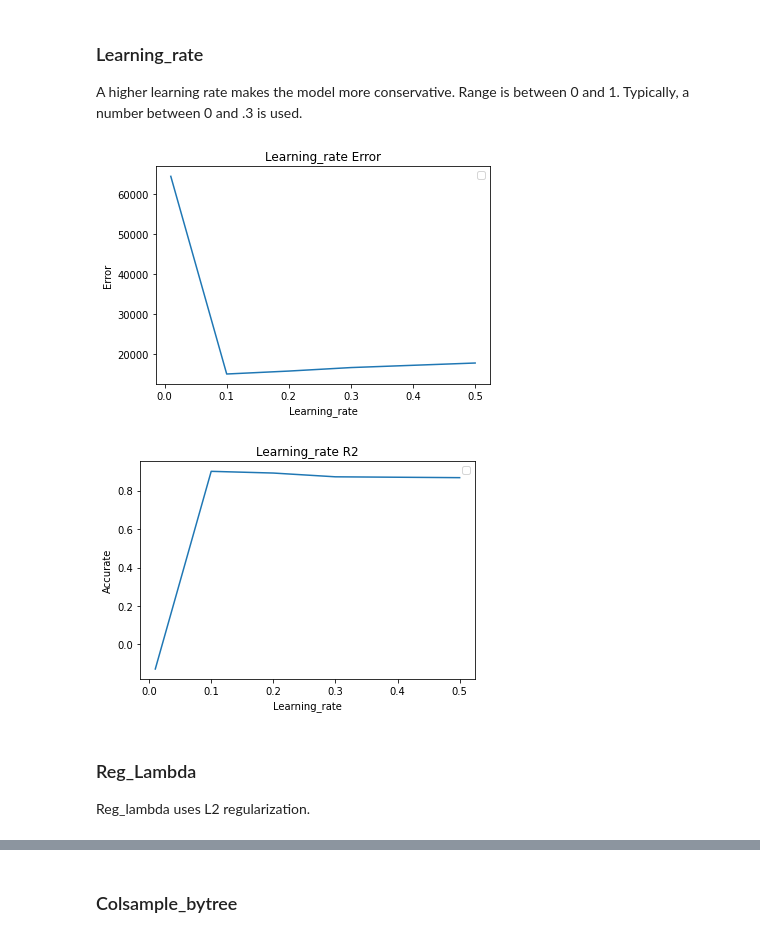
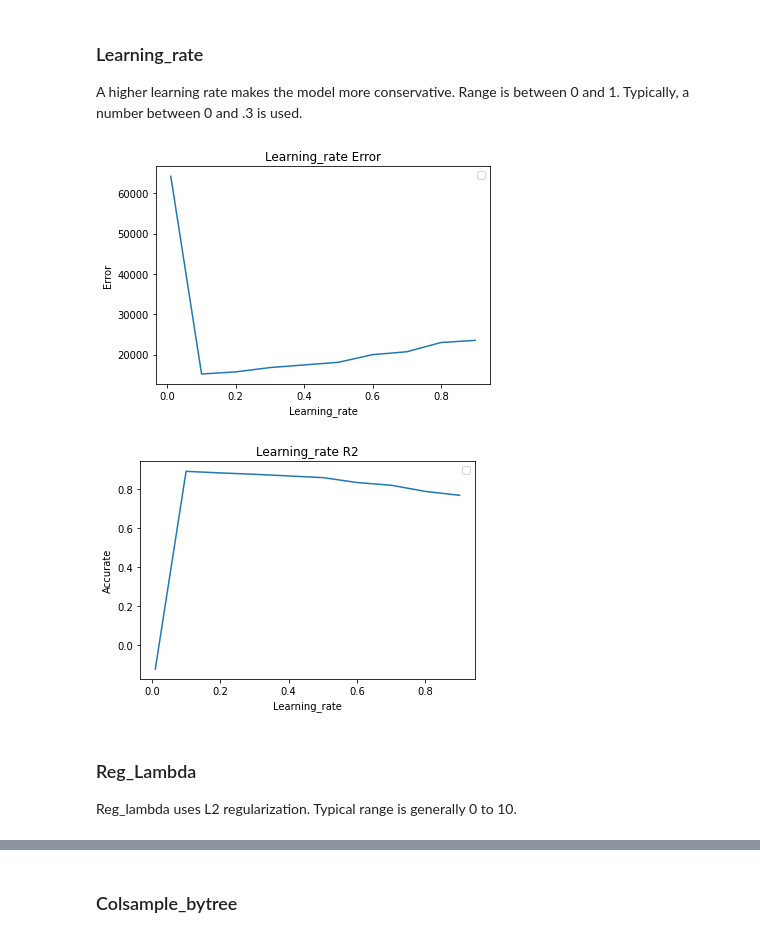
Before and after one commit to ScottySchmidt/MachineLearning, a Jupyter notebook: xgBoost.ipynb, the cells around one changed output, grey strips where cells are left out. Cells and saved outputs as stored; diff of their text form; code cells hidden in the pictures.

```diff
--- a/xgBoost.ipynb
+++ b/xgBoost.ipynb
@@ -57,6 +55,6 @@ GarageFinish     1.208955
 dtype: float64
 # %%
 df=df.fillna(df.mean())
-df=df.drop(columns=['MiscFeature', 'Alley', 'Fence', 'FireplaceQu'])
+df=df.drop(columns=['MiscFeature'])
 print(df.shape)
 # %% [output]
@@ -86,5 +85,8 @@ Index(['Id', 'MSSubClass', 'MSZoning', 'LotFrontage', 'LotArea', 'Street',
 # %%
 df['totalSQ']=df['1stFlrSF']+df['2ndFlrSF']+df['TotalBsmtSF']
+df['bathrooms']=(df['FullBath']*2+df['BsmtFullBath']*2+df['BsmtHalfBath']+df['HalfBath']+df['BsmtHalfBath'])/2
+df['CentralAir'] = df['CentralAir'].replace({'Y':0, 'N':1})
+
 df=df.drop(columns=['1stFlrSF', '2ndFlrSF','TotalBsmtSF'])
 df.head()
 # %% [output]
@@ -170,17 +180,6 @@ sns.heatmap(corr, annot=True, mask=matrix)
 # %%
 #Too similiar variables:
 df=df.drop(['GarageYrBlt'], axis=1)
-# %%
-df['bathrooms']=df['BsmtHalfBath']+df['FullBath']+df['HalfBath']+df['BsmtHalfBath']
-
-#Had less than .001 feature importance:
-df=df.drop(['BsmtFinSF2','LowQualFinSF','BsmtHalfBath', 'FullBath',
-            '3SsnPorch', 'ScreenPorch','MiscVal', 'PoolArea',
-            'MoSold', 'EnclosedPorch', 'MasVnrArea', 'YrSold',
-             'BedroomAbvGr', 'BsmtFullBath', 'HalfBath'], axis=1)
-
-#After removing above, these had less than .004 feature importance:
-df=df.drop(['MSSubClass', 'LotFrontage', 'TotRmsAbvGrd' ], axis=1)
 # %% [markdown]
 # Split Data
 # %%
@@ -306,7 +305,7 @@ plt.show()
 ### Gamma
 Increasing gamma makes model more conservative. In this case, increasing Gamma makes almost no difference. It takes gamma to be 1000 to notice a slight decrease in error. Therefore, I do not use gamma in this particular case.
 # %%
-gammas=[0, 0.25, 0.5, 1.0, 3, 5, 100]
+gammas=[0, 0.25, 0.5, 1.0, 3, 5, 10]
 listMSE=[]
 listR2=[]
 
@@ -342,39 +341,39 @@ plt.show()
 ### Learning_rate
 A higher learning rate makes the model more conservative. Range is between 0 and 1. Typically, a number between 0 and .3 is used.
 # %%
-learning_rate = [0.01, 0.1, 0.2, 0.3, .5]
+learning_rate = [0.01, 0.1, 0.2, 0.3, .5, .6, .7, .8, .9]
 listMSE=[]
 listR2=[]
 
 for l in learning_rate:
     regressor = xgb.XGBRegressor(
         learning_rate=l
     )
     regressor.fit(X_train, y_train)
     y_pred = regressor.predict(X_test)
 
     xgMSE=mean_absolute_error(y_test, y_pred)
     xgR2 = r2_score(y_test, y_pred).round(4)
     listMSE.append(xgMSE)
     listR2.append(xgR2)
 
 plt.plot(learning_rate, listMSE)
 plt.title('Learning_rate Error')
 plt.ylabel('Error')
 plt.xlabel('Learning_rate')
 plt.legend()
 plt.show()
 
 plt.plot(learning_rate, listR2)
 plt.title('Learning_rate R2')
 plt.ylabel('Accurate')
 plt.xlabel('Learning_rate')
 plt.legend()
 plt.show()
 # %% [output]
-[figure, old version]
+[figure, new version]
-[figure, old version]
+[figure, new version]
 # %% [markdown]
 ### Reg_Lambda
-Reg_lambda uses L2 regularization.
+Reg_lambda uses L2 regularization. Typical range is generally 0 to 10.
 # %%
```
Also changed, not shown: parts of 29 cells of this notebook.
